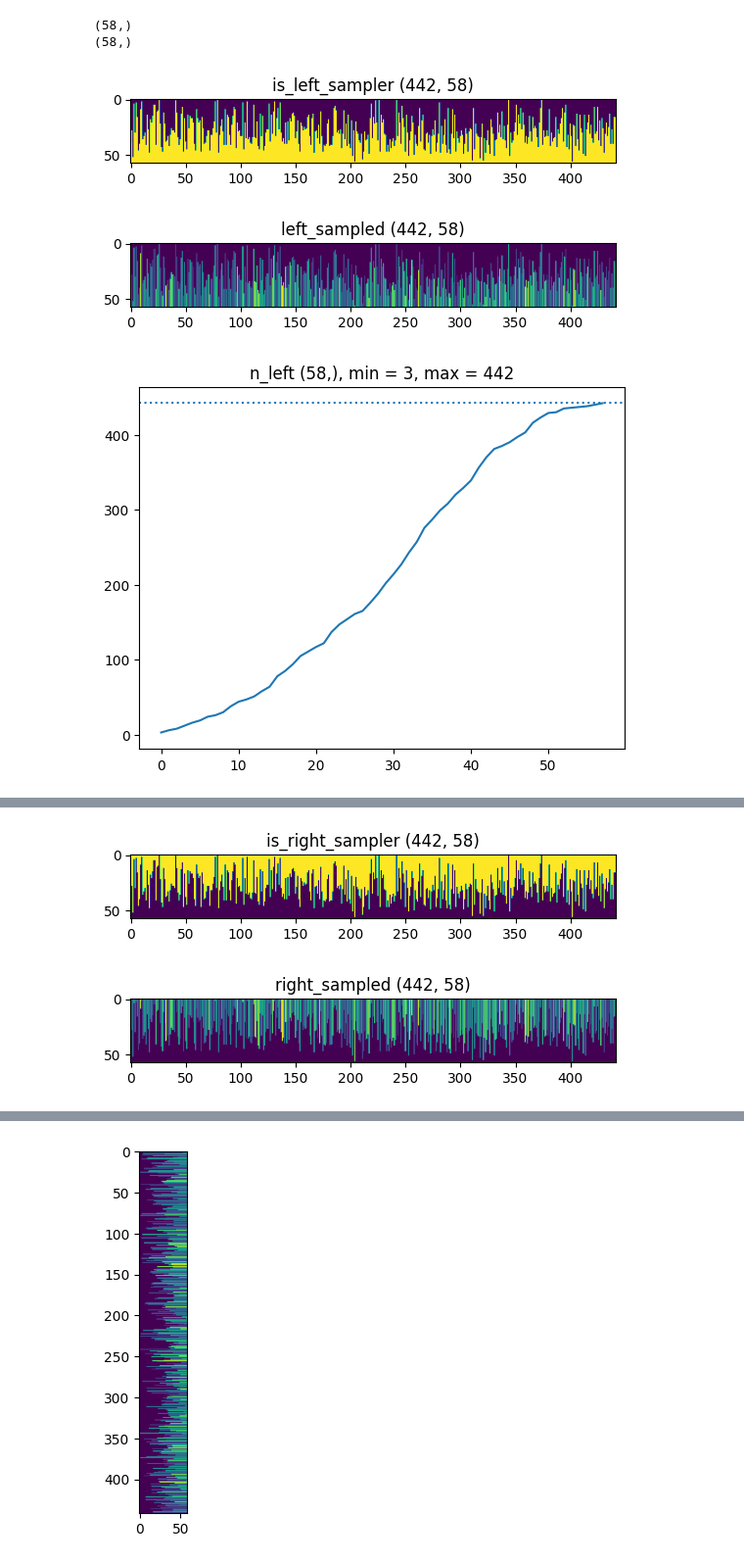
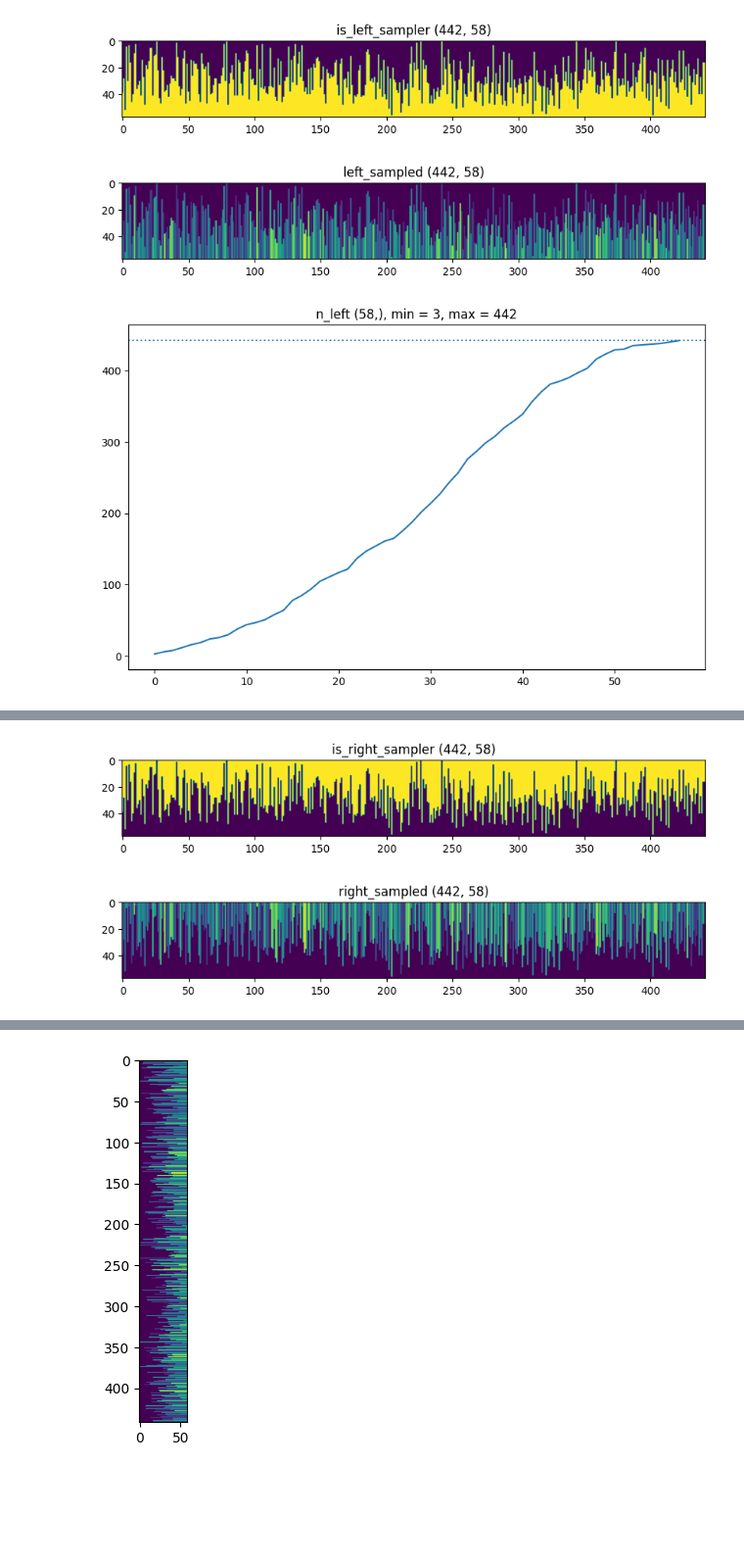
Before and after one commit to jumzzz/prob-ml, a Jupyter notebook: ch18/decision_trees/implementation/01-impl-split-sampler.ipynb, the cells around one changed output, grey strips where cells are left out. Shown at 98% size. Drawn from its saved outputs; the diff is of its cells as text; code cells hidden in the pictures; blank space fills up the shorter version.

```diff
--- a/ch18/decision_trees/implementation/01-impl-split-sampler.ipynb
+++ b/ch18/decision_trees/implementation/01-impl-split-sampler.ipynb
@@ -46,41 +44,57 @@ left_samples_mean = np.where(n_samples_left == 0, 0, left_samples_sum / n_sample
 right_samples_mean = np.where(n_samples_right == 0, 0, right_samples_sum / n_samples_right)
 
 # Plot for left
+plt_figsize = (10,6)
+plt.figure(figsize=plt_figsize)
 plt.imshow(is_left_sampler.T)
 plt.title(f'is_left_sampler {is_left_sampler.shape}')
 plt.show()
 
+plt_figsize = (10,6)
+plt.figure(figsize=plt_figsize)
 plt.imshow(left_sampled.T)
 plt.title(f'left_sampled {left_sampled.shape}')
 plt.show()
 
+plt_figsize = (10,6)
+plt.figure(figsize=plt_figsize)
 plt.plot(np.arange(n_samples_left.shape[0]), n_samples_left)
 plt.axhline(np.max(n_samples_left), linestyle='dotted')
 plt.title(f'n_left {n_samples_left.shape}, min = {np.min(n_samples_left)}, max = {np.max(n_samples_left)}')
 plt.show()
 
+plt_figsize = (10,6)
+plt.figure(figsize=plt_figsize)
 plt.plot(np.arange(left_samples_sum.shape[0]), left_samples_sum)
 plt.title(f'left_samples_sum {left_samples_sum.shape}, min = {np.min(left_samples_sum)}, max = {np.max(left_samples_sum)}')
 plt.show()
 
 # Plot for right
+plt_figsize = (10,6)
+plt.figure(figsize=plt_figsize)
 plt.imshow(is_right_sampler.T)
 plt.title(f'is_right_sampler {is_right_sampler.shape}')
 plt.show()
+
+plt_figsize = (10,6)
+plt.figure(figsize=plt_figsize)
 plt.imshow(right_sampled.T)
 plt.title(f'right_sampled {right_sampled.shape}')
 plt.show()
+
+plt_figsize = (10,6)
+plt.figure(figsize=plt_figsize)
 plt.plot(np.arange(n_samples_right.shape[0]), n_samples_right)
 plt.axhline(np.max(n_samples_right), linestyle='dotted')
 plt.title(f'n_samples_right {n_samples_right.shape}, min = {np.min(n_samples_right)}, max = {np.max(n_samples_right)}')
 plt.show()
 
+plt_figsize = (10,6)
+plt.figure(figsize=plt_figsize)
 plt.plot(np.arange(right_samples_sum.shape[0]), right_samples_sum)
 plt.title(f'right_samples_sum {right_samples_sum.shape}, min = {np.min(right_samples_sum)}, max = {np.max(right_samples_sum)}')
 plt.show()
 # %% [output]
-(58,)
-(58,)
-[figure, old version]
+[figure, new version]
-[figure, old version]
+[figure, new version]
-[figure, old version]
+[figure, new version]
@@ -88,2 +102,2 @@ plt.show()
-[figure, old version]
+[figure, new version]
-[figure, old version]
+[figure, new version]
```
Also changed, not shown: parts of 7 cells of this notebook.
